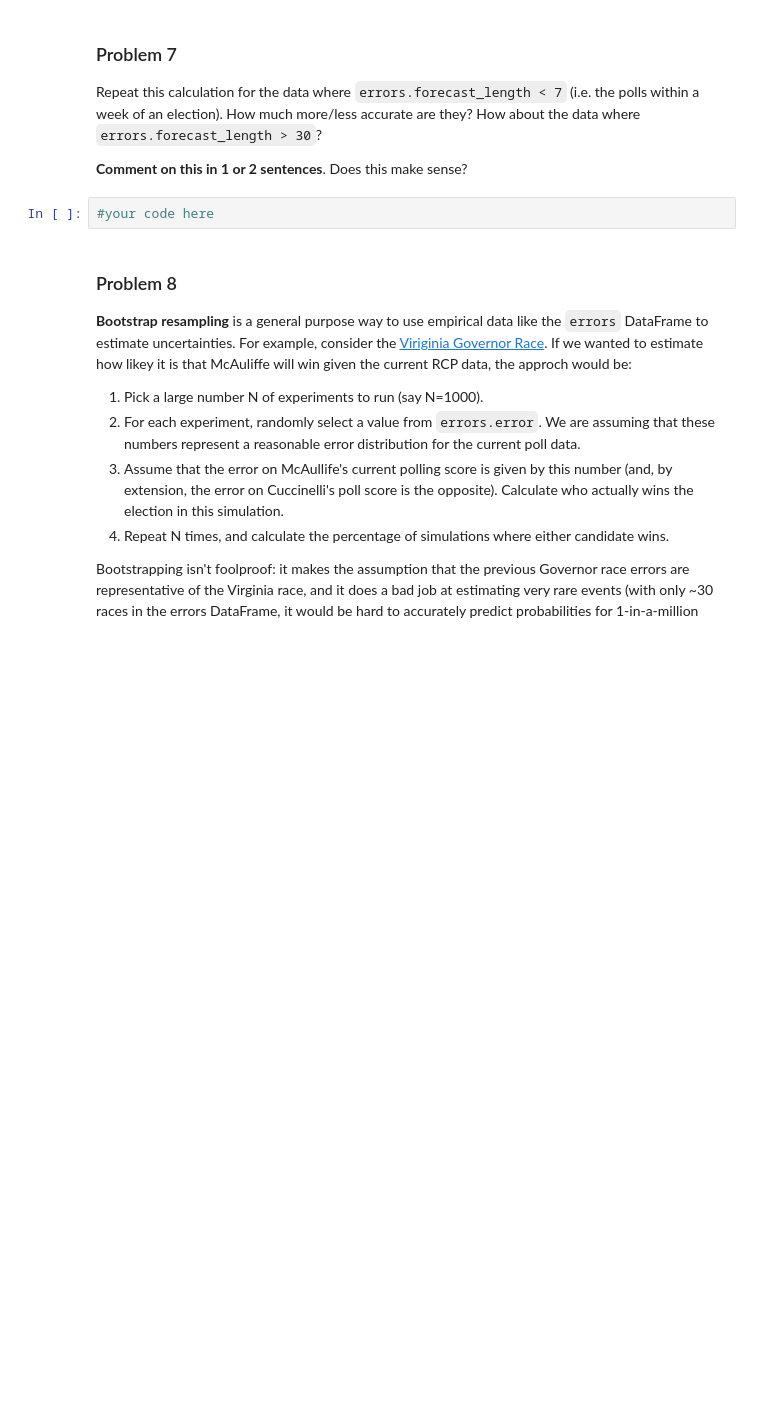
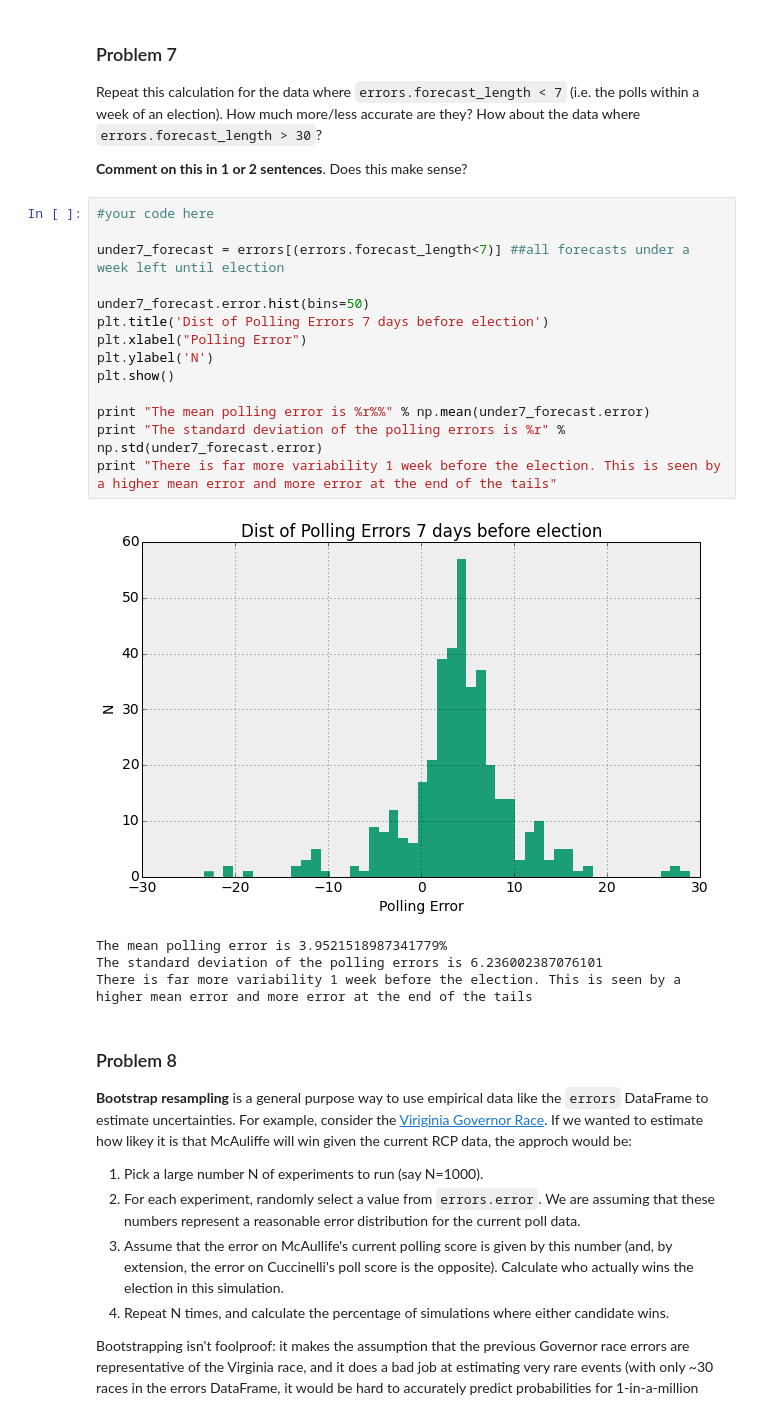
Before and after one commit to kausk/CS109, a Jupyter notebook: cs109-HW1.ipynb, the cells around one changed output. Drawn from its saved outputs; the diff is of its cells as text; blank space fills up the shorter version.

Commit message:
Finished problem 7 -- recomputing statistics based only on data <7 days before election

```diff
--- a/cs109-HW1.ipynb
+++ b/cs109-HW1.ipynb
@@ -713,8 +714,25 @@ There is a fair amount of uncertainty in the polling error. If it was normally d
 Repeat this calculation for the data where `errors.forecast_length < 7` (i.e. the polls within a week of an election). How much more/less accurate are they? How about the data where `errors.forecast_length > 30`?
 
 **Comment on this in 1 or 2 sentences**. Does this make sense?
-# %%
-#your code here
+# %%
+#your code here
+
+under7_forecast = errors[(errors.forecast_length<7)] ##all forecasts under a week left until election
+
+under7_forecast.error.hist(bins=50)
+plt.title('Dist of Polling Errors 7 days before election')
+plt.xlabel("Polling Error")
+plt.ylabel('N')
+plt.show()
+
+print "The mean polling error is %r%%" % np.mean(under7_forecast.error)
+print "The standard deviation of the polling errors is %r" % np.std(under7_forecast.error)
+print "There is far more variability 1 week before the election. This is seen by a higher mean error and more error at the end of the tails"
+# %% [output]
+[figure, added]
+The mean polling error is 3.9521518987341779%
+The standard deviation of the polling errors is 6.236002387076101
+There is far more variability 1 week before the election. This is seen by a higher mean error and more error at the end of the tails
 # %% [markdown]
 ### Problem 8
 
```
Also changed, not shown: parts of 1 cell of this notebook.
